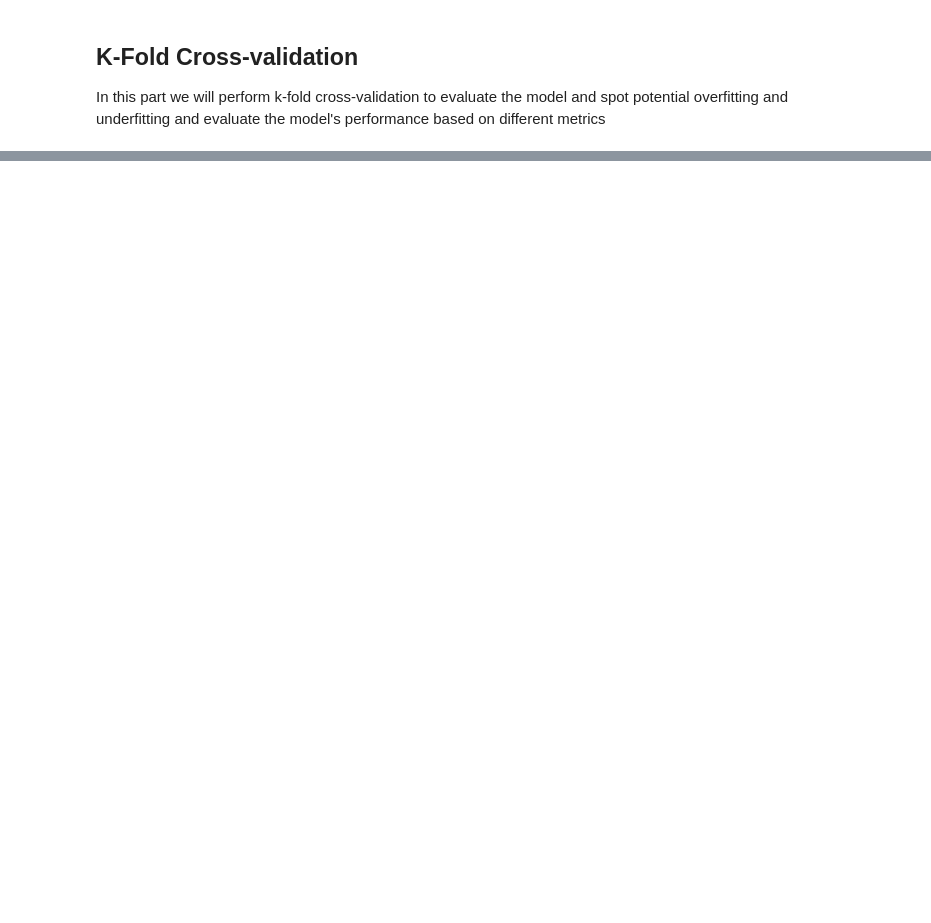
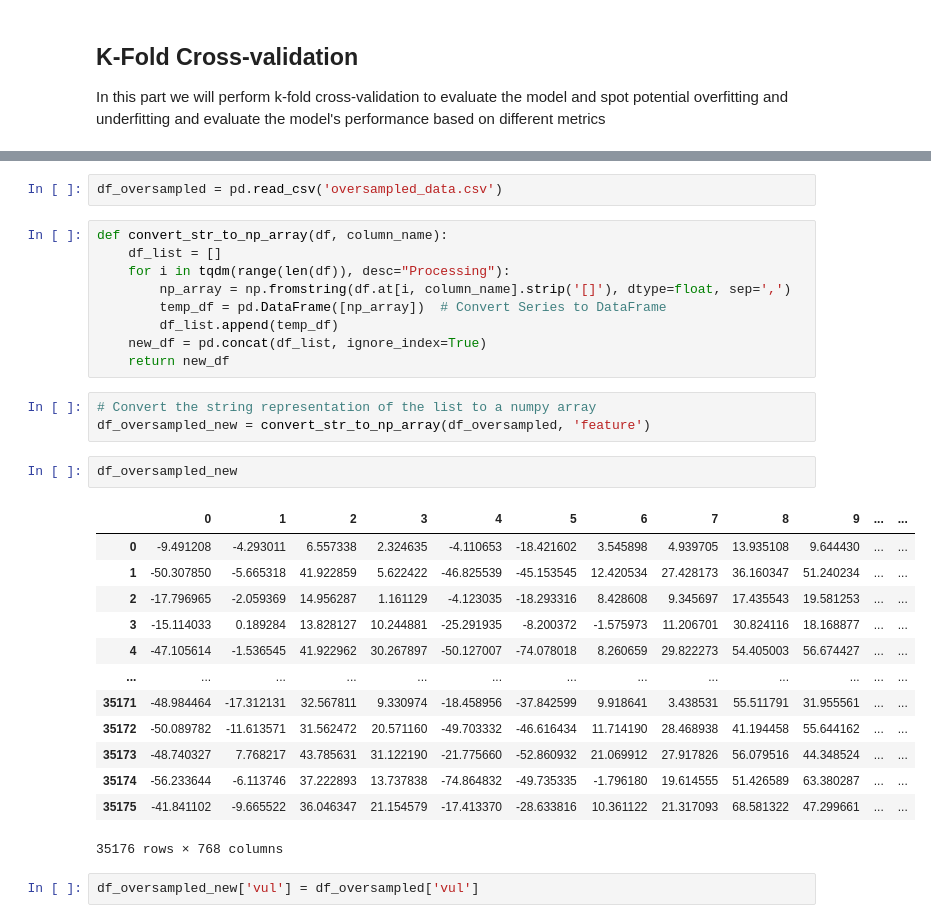
Before and after one commit to gregorla12/swai, a Jupyter notebook: Main.ipynb, the cells around one changed output, grey strips where cells are left out. Drawn from its saved outputs; the diff is of its cells as text; blank space fills up the shorter version.

```diff
--- a/Main.ipynb
+++ b/Main.ipynb
@@ -320,0 +417,32 @@ test_f1_score: mean = 0.6950596217904067, std = 0.0050156683019012905
+# %%
+df_oversampled = pd.read_csv('oversampled_data.csv')
+# %%
+def convert_str_to_np_array(df, column_name):
+    df_list = []
+    for i in tqdm(range(len(df)), desc="Processing"):
+        np_array = np.fromstring(df.at[i, column_name].strip('[]'), dtype=float, sep=',')
+        temp_df = pd.DataFrame([np_array])  # Convert Series to DataFrame
+        df_list.append(temp_df)
+    new_df = pd.concat(df_list, ignore_index=True)
+    return new_df
+# %%
+# Convert the string representation of the list to a numpy array
+df_oversampled_new = convert_str_to_np_array(df_oversampled, 'feature')
+# %%
+df_oversampled_new
+# %% [output]
+|  | 0 | 1 | 2 | 3 | 4 | 5 | 6 | 7 | 8 | 9 | ... | ... |
+| 0 | -9.491208 | -4.293011 | 6.557338 | 2.324635 | -4.110653 | -18.421602 | 3.545898 | 4.939705 | 13.935108 | 9.644430 | ... | ... |
+| 1 | -50.307850 | -5.665318 | 41.922859 | 5.622422 | -46.825539 | -45.153545 | 12.420534 | 27.428173 | 36.160347 | 51.240234 | ... | ... |
+| 2 | -17.796965 | -2.059369 | 14.956287 | 1.161129 | -4.123035 | -18.293316 | 8.428608 | 9.345697 | 17.435543 | 19.581253 | ... | ... |
+| 3 | -15.114033 | 0.189284 | 13.828127 | 10.244881 | -25.291935 | -8.200372 | -1.575973 | 11.206701 | 30.824116 | 18.168877 | ... | ... |
+| 4 | -47.105614 | -1.536545 | 41.922962 | 30.267897 | -50.127007 | -74.078018 | 8.260659 | 29.822273 | 54.405003 | 56.674427 | ... | ... |
+| ... | ... | ... | ... | ... | ... | ... | ... | ... | ... | ... | ... | ... |
+| 35171 | -48.984464 | -17.312131 | 32.567811 | 9.330974 | -18.458956 | -37.842599 | 9.918641 | 3.438531 | 55.511791 | 31.955561 | ... | ... |
+| 35172 | -50.089782 | -11.613571 | 31.562472 | 20.571160 | -49.703332 | -46.616434 | 11.714190 | 28.468938 | 41.194458 | 55.644162 | ... | ... |
+| 35173 | -48.740327 | 7.768217 | 43.785631 | 31.122190 | -21.775660 | -52.860932 | 21.069912 | 27.917826 | 56.079516 | 44.348524 | ... | ... |
+| 35174 | -56.233644 | -6.113746 | 37.222893 | 13.737838 | -74.864832 | -49.735335 | -1.796180 | 19.614555 | 51.426589 | 63.380287 | ... | ... |
+| 35175 | -41.841102 | -9.665522 | 36.046347 | 21.154579 | -17.413370 | -28.633816 | 10.361122 | 21.317093 | 68.581322 | 47.299661 | ... | ... |
+35176 rows × 768 columns
+# %%
+df_oversampled_new['vul'] = df_oversampled['vul']
```
Also changed, not shown: parts of 62 cells of this notebook.
